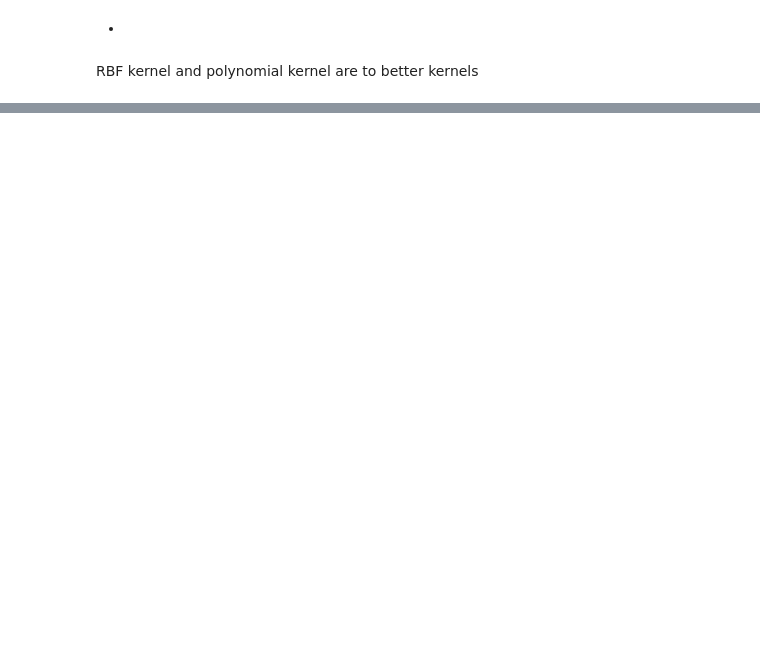
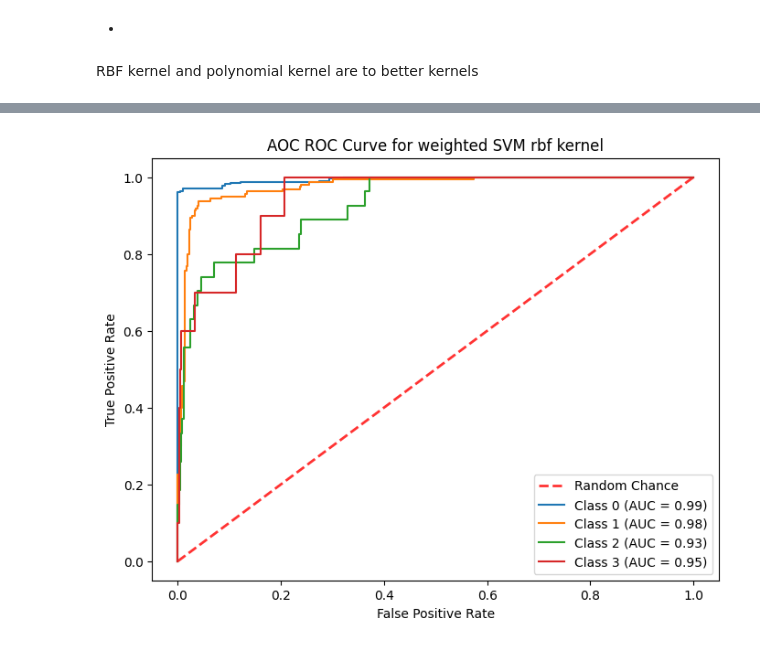
Before and after one commit to dimo192/ML, a Jupyter notebook: Crystal classification-1.0.ipynb, the cells around one changed output, grey strips where cells are left out. Saved outputs shown, nothing was run; the diff lists cells and outputs as text; code cells hidden in the pictures; blank space fills up the shorter version.

```diff
--- a/Crystal classification-1.0.ipynb
+++ b/Crystal classification-1.0.ipynb
@@ -334,0 +450,4 @@ plt.show()
+# %%
+roc(SVM_rbf2,"weighted SVM rbf kernel")
+# %% [output]
+[figure, added]
```
Also changed, not shown: parts of 30 cells of this notebook, 6 other files.
